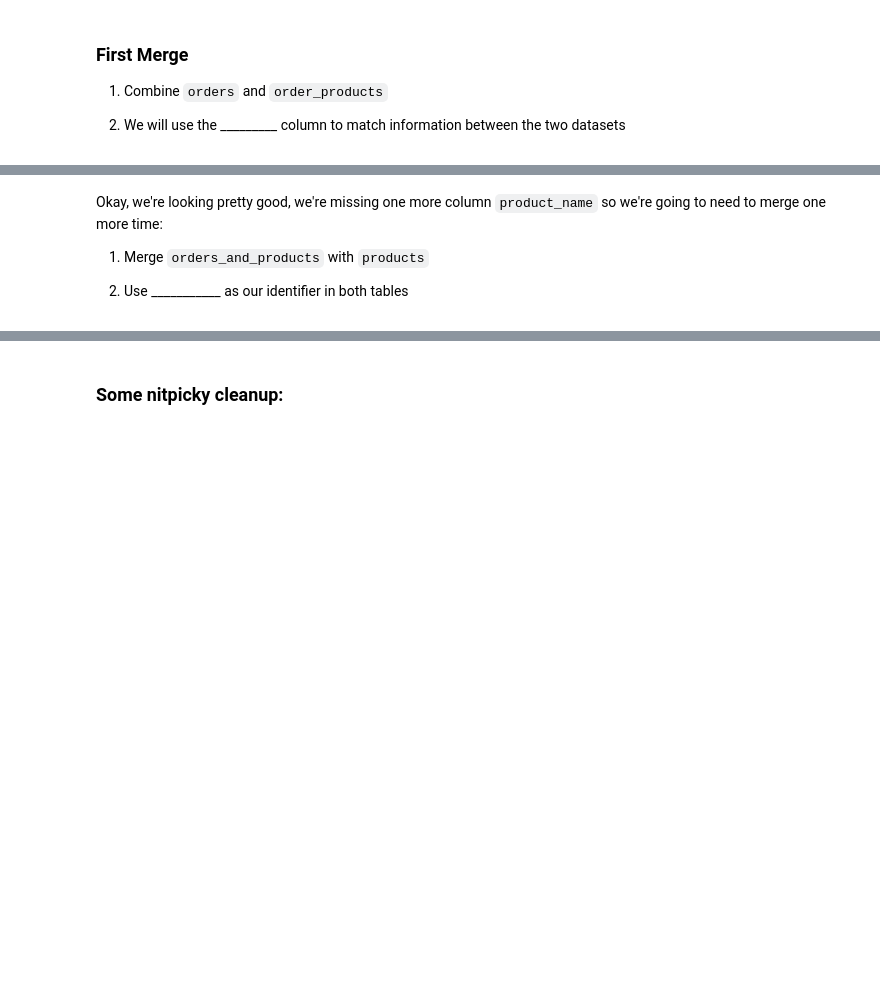
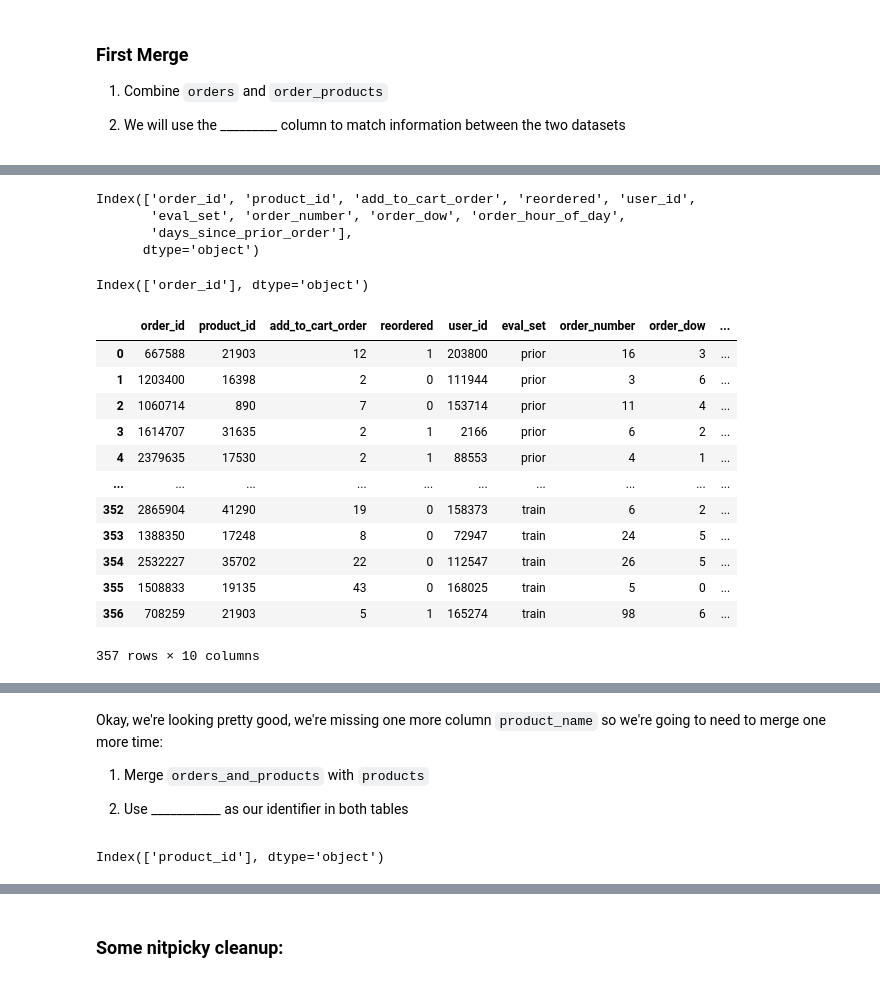
Before and after one commit to juush/DS-Unit-1-Sprint-1-Data-Wrangling-and-Storytelling, a Jupyter notebook: module3-join-and-reshape-data/DS_113_Join_and_Reshape_Data.ipynb, the cells around one changed output, grey strips where cells are left out. Drawn from its saved outputs; the diff is of its cells as text; code cells hidden in the pictures; blank space fills up the shorter version.

```diff
--- a/module3-join-and-reshape-data/DS_113_Join_and_Reshape_Data.ipynb
+++ b/module3-join-and-reshape-data/DS_113_Join_and_Reshape_Data.ipynb
@@ -211,3 +300,31 @@ product id	product name
+# %%
+order_products.merge(orders).columns
+# %% [output]
+Index(['order_id', 'product_id', 'add_to_cart_order', 'reordered', 'user_id',
+       'eval_set', 'order_number', 'order_dow', 'order_hour_of_day',
+       'days_since_prior_order'],
+      dtype='object')
+# %%
+order_products.columns.intersection(orders.columns)
+# %% [output]
+Index(['order_id'], dtype='object')
+# %%
+orders_and_products = order_products.merge(orders, how="inner", on="order_id")
+orders_and_products
+# %% [output]
+|  | order_id | product_id | add_to_cart_order | reordered | user_id | eval_set | order_number | order_dow | ... |
+| 0 | 667588 | 21903 | 12 | 1 | 203800 | prior | 16 | 3 | ... |
+| 1 | 1203400 | 16398 | 2 | 0 | 111944 | prior | 3 | 6 | ... |
+| 2 | 1060714 | 890 | 7 | 0 | 153714 | prior | 11 | 4 | ... |
+| 3 | 1614707 | 31635 | 2 | 1 | 2166 | prior | 6 | 2 | ... |
+| 4 | 2379635 | 17530 | 2 | 1 | 88553 | prior | 4 | 1 | ... |
+| ... | ... | ... | ... | ... | ... | ... | ... | ... | ... |
+| 352 | 2865904 | 41290 | 19 | 0 | 158373 | train | 6 | 2 | ... |
+| 353 | 1388350 | 17248 | 8 | 0 | 72947 | train | 24 | 5 | ... |
+| 354 | 2532227 | 35702 | 22 | 0 | 112547 | train | 26 | 5 | ... |
+| 355 | 1508833 | 19135 | 43 | 0 | 168025 | train | 5 | 0 | ... |
+| 356 | 708259 | 21903 | 5 | 1 | 165274 | train | 98 | 6 | ... |
+357 rows × 10 columns
 # %% [markdown]
 ![joins.png](embedded-picture-1)
 # %% [markdown]
@@ -216,3 +333,7 @@ Okay, we're looking pretty good, we're missing one more column `product_name` so
 1) Merge `orders_and_products` with `products`
 
 2) Use ___________ as our identifier in both tables
+# %%
+orders_and_products.columns.intersection(products.columns)
+# %% [output]
+Index(['product_id'], dtype='object')
```
Also changed, not shown: parts of 36 cells of this notebook.
